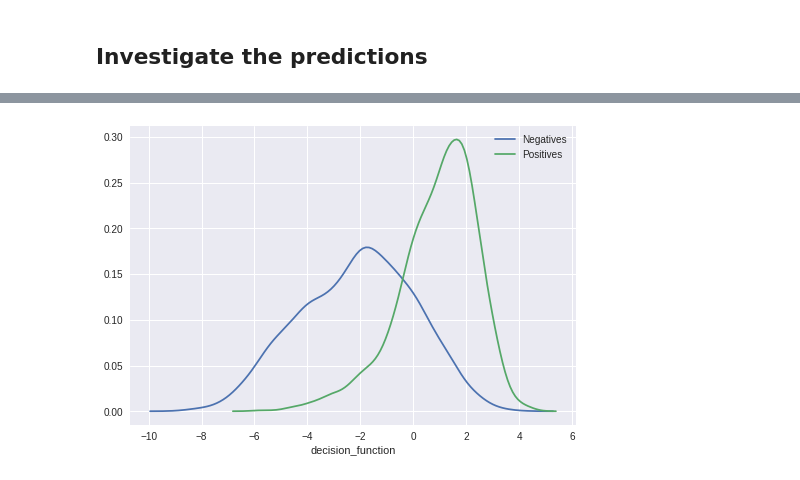
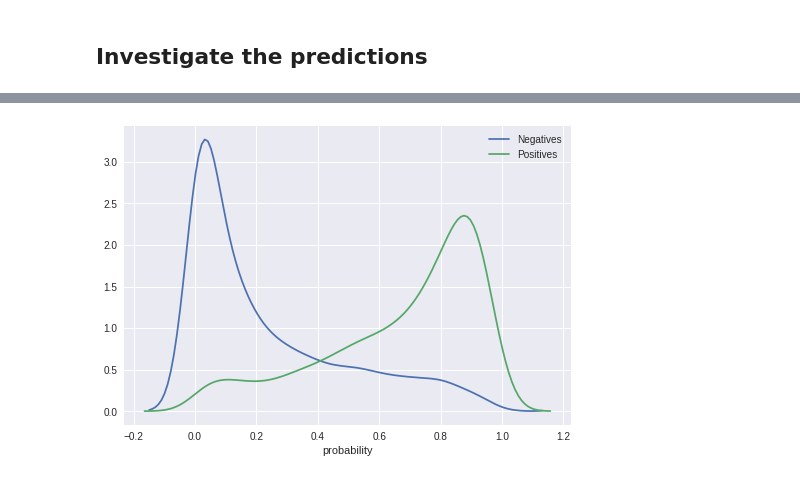
Before and after one commit to patrick-miller/machine-learning, a Jupyter notebook: 2.TCGA-MLexample-covariates.ipynb, the cells around one changed output, grey strips where cells are left out. Saved outputs shown, nothing was run; the diff lists cells and outputs as text; code cells hidden in the pictures.

```diff
--- a/2.TCGA-MLexample-covariates.ipynb
+++ b/2.TCGA-MLexample-covariates.ipynb
@@ -92,5 +85,8 @@ Covariates matrix shape: 7306, 33
 # %%
 # Typically, this type of split can only be done
 # for genes where the number of mutations is large enough
-X = pd.concat([covariates, expression], axis=1)
+X = pd.concat([covariates, expression], axis='columns')
 X_train, X_test, y_train, y_test = train_test_split(X, y, test_size=0.1, random_state=0)
+
+# Here are the percentage of tumors with TP53
+y.value_counts(True)
@@ -364,11 +365,11 @@ predict_df.sort_values('decision_function', ascending=False).\
 # %%
 # Ignore numpy warning caused by seaborn
 warnings.filterwarnings('ignore', 'using a non-integer number instead of an integer')
 
 model = 'full'
 model_predict_df = predict_df[predict_df['feature_set'] == model]
 
-ax = sns.distplot(model_predict_df.query("status == 0").decision_function, hist=False, label='Negatives')
-ax = sns.distplot(model_predict_df.query("status == 1").decision_function, hist=False, label='Positives')
+ax = sns.distplot(model_predict_df.query("status == 0").probability, hist=False, label='Negatives')
+ax = sns.distplot(model_predict_df.query("status == 1").probability, hist=False, label='Positives')
 # %% [output]
-[figure, old version]
+[figure, new version]
```
Also changed, not shown: parts of 12 cells of this notebook, 1 other file.
